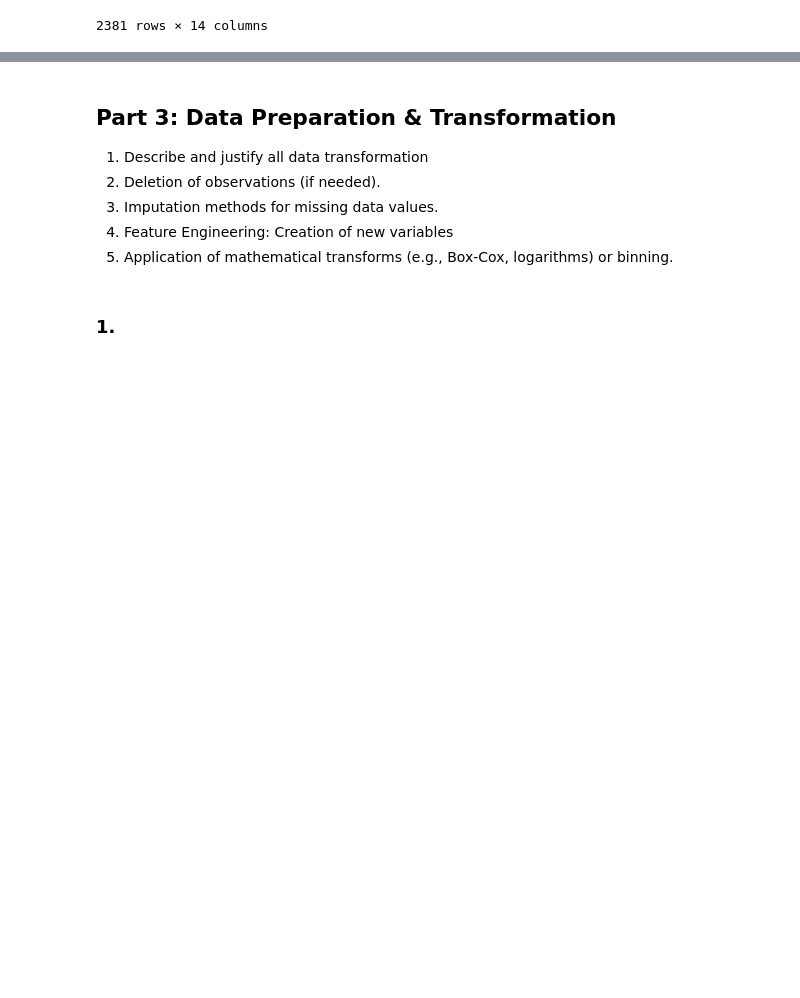
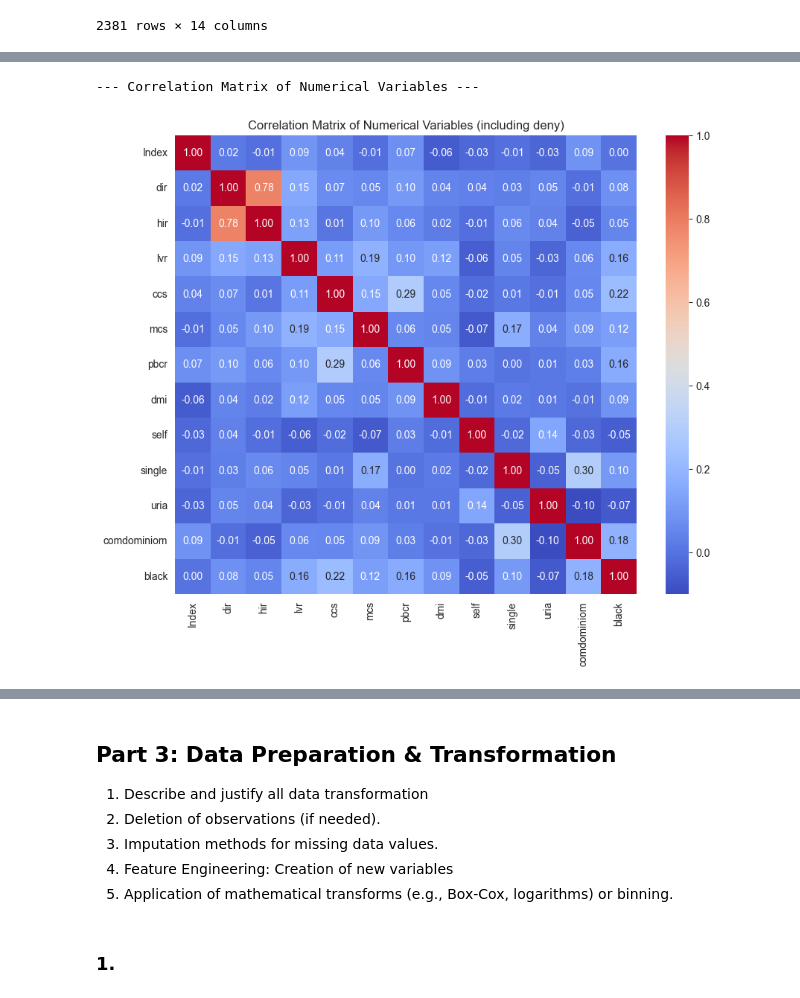
Before and after one commit to CheliMex/CS381_DataAnalytics, a Jupyter notebook: Quiz4/A_Castelan_Quiz4.ipynb, the cells around one changed output, grey strips where cells are left out. Cells and saved outputs as stored; diff of their text form; code cells hidden in the pictures; blank space fills up the shorter version.

```diff
--- a/Quiz4/A_Castelan_Quiz4.ipynb
+++ b/Quiz4/A_Castelan_Quiz4.ipynb
@@ -176,0 +455,10 @@ df.describe()
+# %%
+print("--- Correlation Matrix of Numerical Variables ---\n")
+plt.figure(figsize=(10, 8))
+# Ensure all columns in this list are numeric before correlation
+sns.heatmap(df[numerical_cols].corr(), annot=True, cmap='coolwarm', fmt=".2f")
+plt.title('Correlation Matrix of Numerical Variables (including deny)')
+plt.show()
+# %% [output]
+--- Correlation Matrix of Numerical Variables ---
+[figure, added]
```
Also changed, not shown: parts of 31 cells of this notebook.
